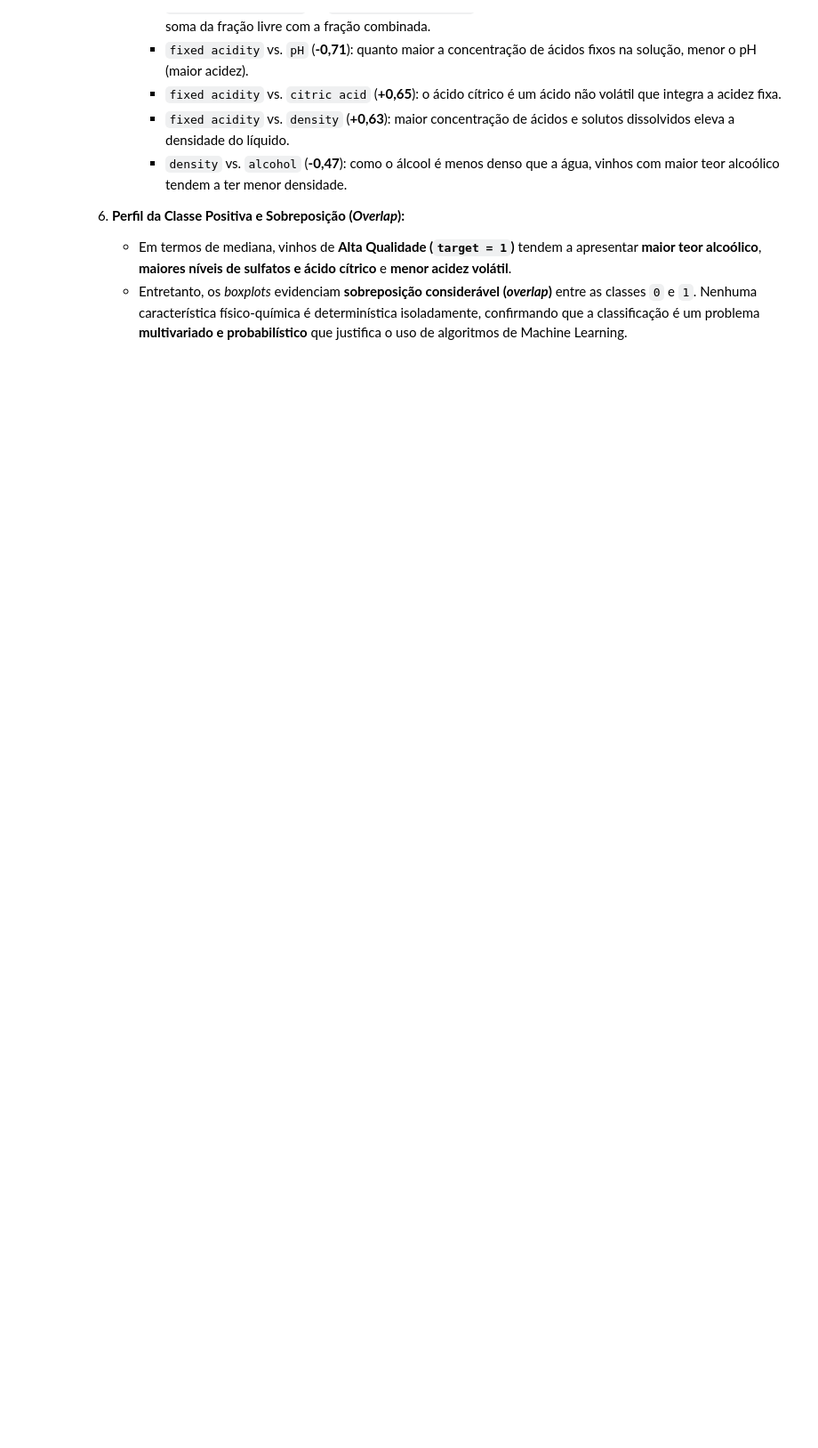
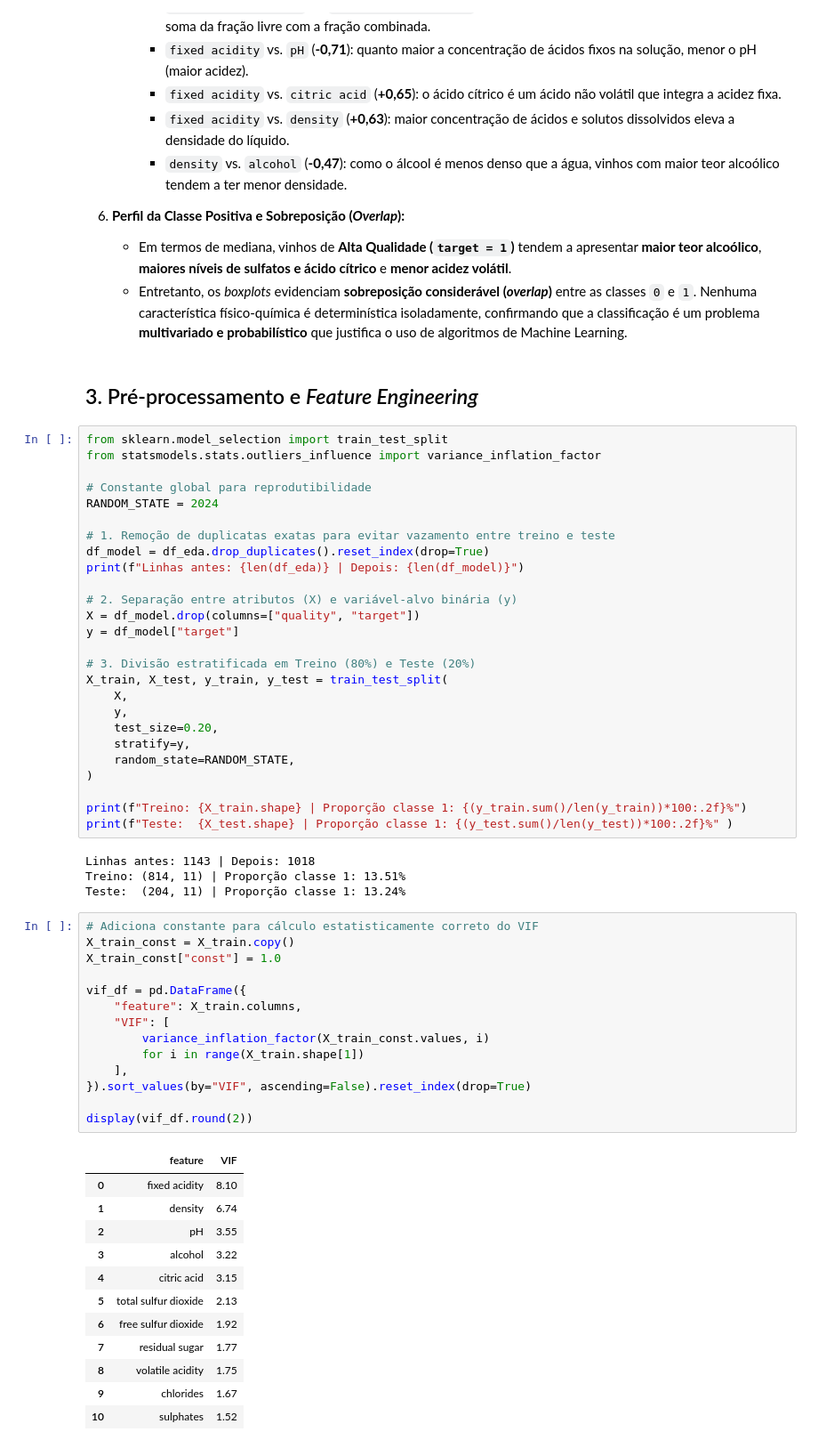
Before and after one commit to diegoolsilva/wine-quality-classification, a Jupyter notebook: notebooks/01_wine_quality_classification.ipynb, the cells around one changed output. Shown at 89% size. Drawn from its saved outputs; the diff is of its cells as text; blank space fills up the shorter version.

Commit message:
feat: etapa 3 - pre-processamento, vif e feature engineering - concluida

```diff
--- a/notebooks/01_wine_quality_classification.ipynb
+++ b/notebooks/01_wine_quality_classification.ipynb
@@ -256,3 +256,62 @@ A investigação exploratória da base `WineQT.csv` revelou padrões estruturais
 6. **Perfil da Classe Positiva e Sobreposição (*Overlap*):**
    - Em termos de mediana, vinhos de **Alta Qualidade (`target = 1`)** tendem a apresentar **maior teor alcoólico**, **maiores níveis de sulfatos e ácido cítrico** e **menor acidez volátil**.
    - Entretanto, os *boxplots* evidenciam **sobreposição considerável (*overlap*)** entre as classes `0` e `1`. Nenhuma característica físico-química é determinística isoladamente, confirmando que a classificação é um problema **multivariado e probabilístico** que justifica o uso de algoritmos de Machine Learning.
+# %% [markdown]
+## 3. Pré-processamento e *Feature Engineering*
+# %%
+from sklearn.model_selection import train_test_split
+from statsmodels.stats.outliers_influence import variance_inflation_factor
+
+# Constante global para reprodutibilidade
+RANDOM_STATE = 2024
+
+# 1. Remoção de duplicatas exatas para evitar vazamento entre treino e teste
+df_model = df_eda.drop_duplicates().reset_index(drop=True)
+print(f"Linhas antes: {len(df_eda)} | Depois: {len(df_model)}")
+
+# 2. Separação entre atributos (X) e variável-alvo binária (y)
+X = df_model.drop(columns=["quality", "target"])
+y = df_model["target"]
+
+# 3. Divisão estratificada em Treino (80%) e Teste (20%)
+X_train, X_test, y_train, y_test = train_test_split(
+    X,
+    y,
+    test_size=0.20,
+    stratify=y,
+    random_state=RANDOM_STATE,
+)
+
+print(f"Treino: {X_train.shape} | Proporção classe 1: {(y_train.sum()/len(y_train))*100:.2f}%")
+print(f"Teste:  {X_test.shape} | Proporção classe 1: {(y_test.sum()/len(y_test))*100:.2f}%" )
+# %% [output]
+Linhas antes: 1143 | Depois: 1018
+Treino: (814, 11) | Proporção classe 1: 13.51%
+Teste:  (204, 11) | Proporção classe 1: 13.24%
+# %%
+# Adiciona constante para cálculo estatisticamente correto do VIF
+X_train_const = X_train.copy()
+X_train_const["const"] = 1.0
+
+vif_df = pd.DataFrame({
+    "feature": X_train.columns,
+    "VIF": [
+        variance_inflation_factor(X_train_const.values, i)
+        for i in range(X_train.shape[1])
+    ],
+}).sort_values(by="VIF", ascending=False).reset_index(drop=True)
+
+display(vif_df.round(2))
+# %% [output]
+|  | feature | VIF |
+| 0 | fixed acidity | 8.10 |
+| 1 | density | 6.74 |
+| 2 | pH | 3.55 |
+| 3 | alcohol | 3.22 |
+| 4 | citric acid | 3.15 |
+| 5 | total sulfur dioxide | 2.13 |
+| 6 | free sulfur dioxide | 1.92 |
+| 7 | residual sugar | 1.77 |
+| 8 | volatile acidity | 1.75 |
+| 9 | chlorides | 1.67 |
+| 10 | sulphates | 1.52 |
```
Also changed, not shown: parts of 1 cell of this notebook.
